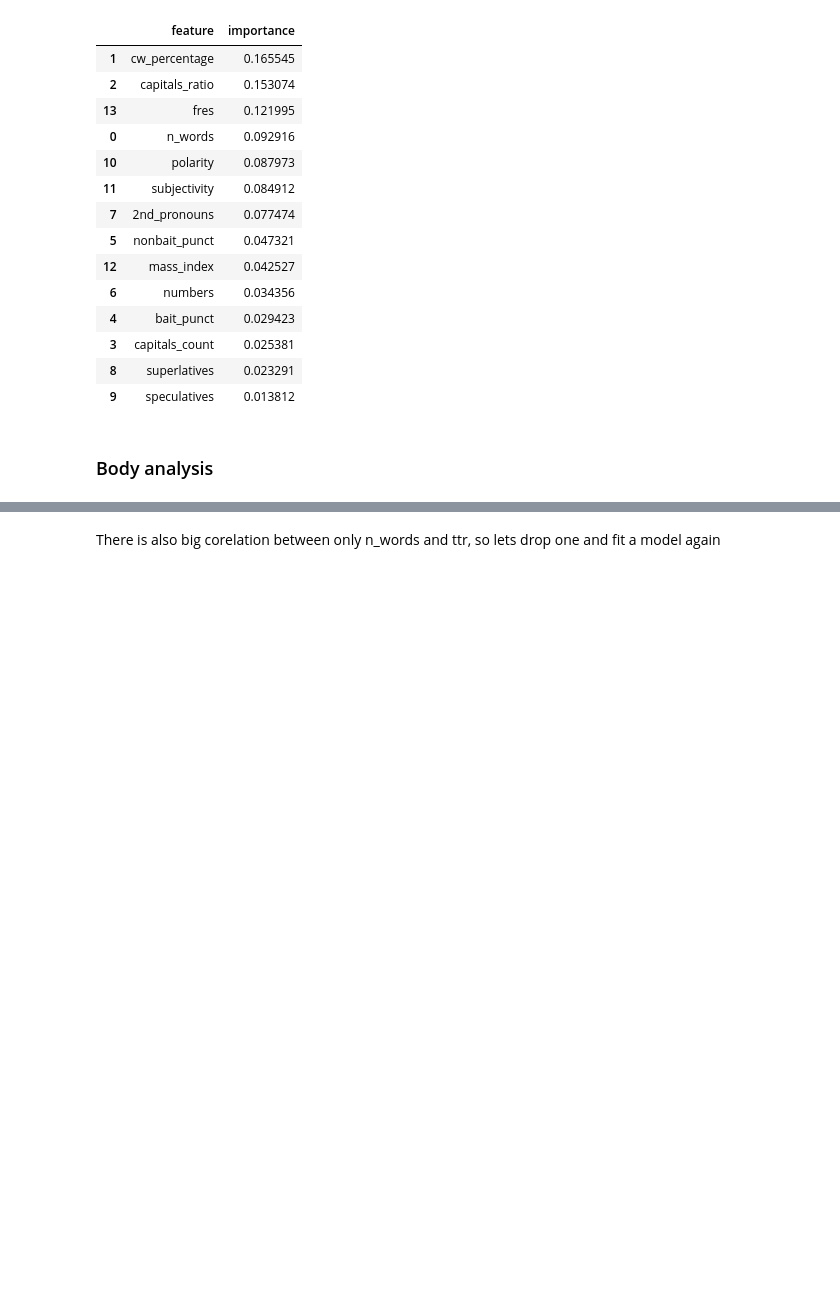
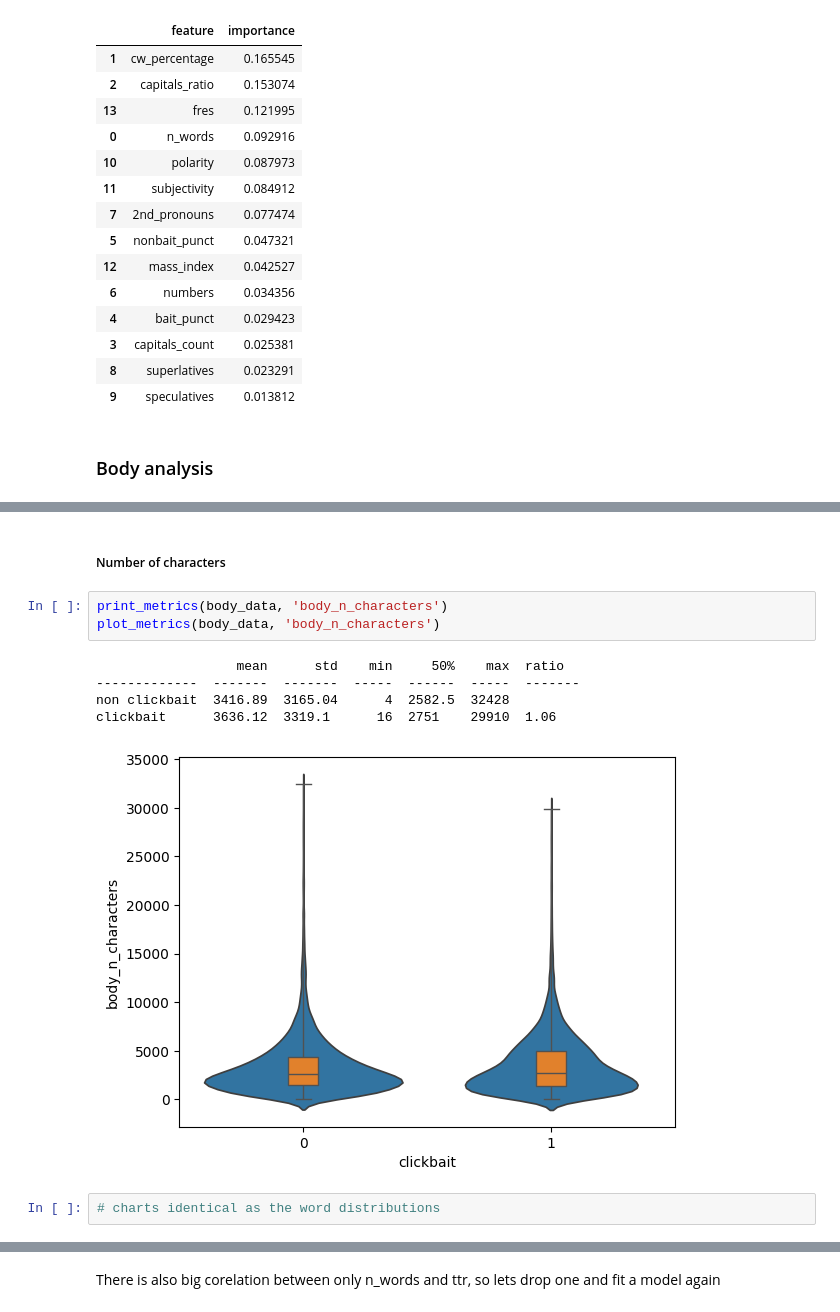
Before and after one commit to matkubita/ClickbaitDetectionThesis, a Jupyter notebook: notebooks/3-Informativeness-Measures.ipynb, the cells around one changed output, grey strips where cells are left out. Drawn from its saved outputs; the diff is of its cells as text; blank space fills up the shorter version.

```diff
--- a/notebooks/3-Informativeness-Measures.ipynb
+++ b/notebooks/3-Informativeness-Measures.ipynb
@@ -1168,0 +1217,13 @@ y_train = y_train.reset_index(drop=True)
+# %% [markdown]
+##### Number of characters
+# %%
+print_metrics(body_data, 'body_n_characters')
+plot_metrics(body_data, 'body_n_characters')
+# %% [output]
+                  mean      std    min     50%    max  ratio
+-------------  -------  -------  -----  ------  -----  -------
+non clickbait  3416.89  3165.04      4  2582.5  32428
+clickbait      3636.12  3319.1      16  2751    29910  1.06
+[figure, added]
+# %%
+# charts identical as the word distributions
```
Also changed, not shown: parts of 132 cells of this notebook, 2 other files.
